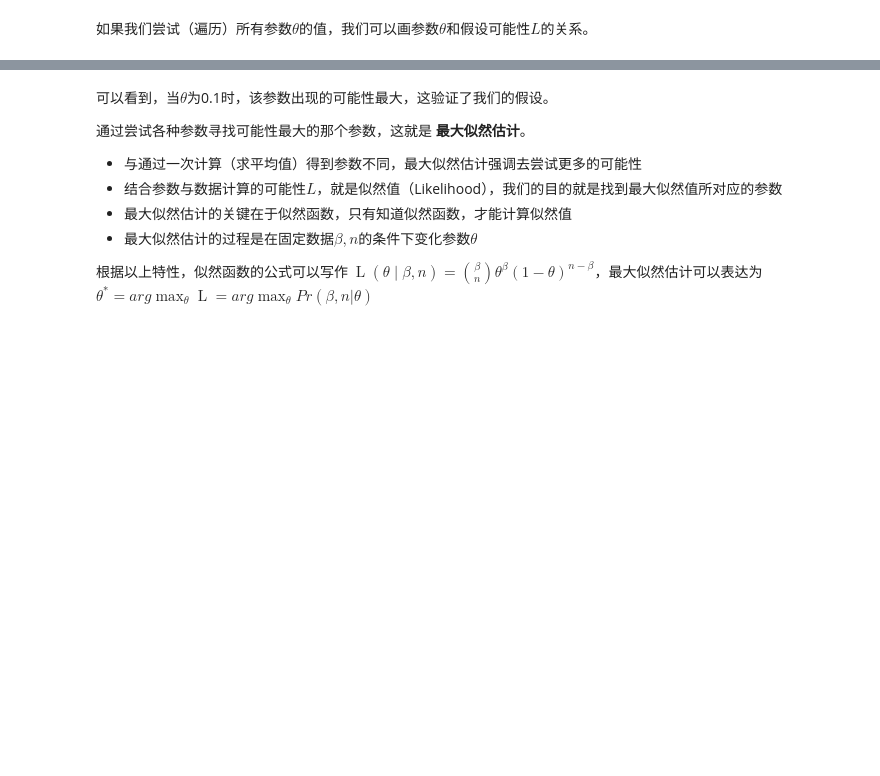
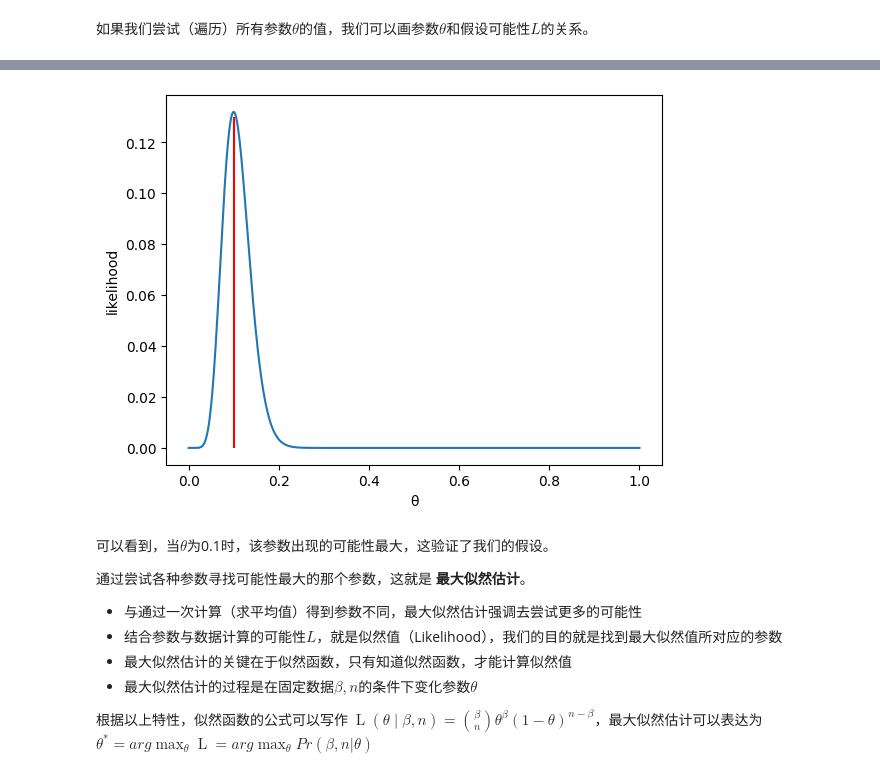
Before and after one commit to Utenna/PyBayesian, a Jupyter notebook: pan/Wanke_0403.ipynb, the cells around one changed output, grey strips where cells are left out. Saved outputs shown, nothing was run; the diff lists cells and outputs as text; code cells hidden in the pictures; blank space fills up the shorter version.

```diff
--- a/pan/Wanke_0403.ipynb
+++ b/pan/Wanke_0403.ipynb
@@ -57,0 +70,15 @@ print(f"假设Θ为{theta}条件下，100人中有10人患病的可能性为：{
+# %%
+######################################################
+# 练习阶段
+# 尝试画出更多不同参数条件下似然的变化
+######################################################
+theta = ... # 请尝试不同的θ值
+beta = 10
+n = 100
+L = binom.pmf(beta,n,theta)
+
+fig, ax = plt.subplots()
+ax.plot(theta,L)
+plt.xlabel("θ")
+plt.ylabel("likelihood")
+plt.show()
@@ -64,5 +109,7 @@ L = binom.pmf(beta,n,theta)
 fig, ax = plt.subplots()
 ax.plot(theta,L)
 ax.vlines(0.1,ymin=0,ymax=0.13,color="red")
+plt.xlabel("θ")
+plt.ylabel("likelihood")
 plt.show()
 # %% [output]
@@ -70,3 +116,4 @@ plt.show()
+[figure, added]
 # %% [markdown]
 可以看到，当$\theta$为0.1时，该参数出现的可能性最大，这验证了我们的假设。
 
```
Also changed, not shown: parts of 6 cells of this notebook.
